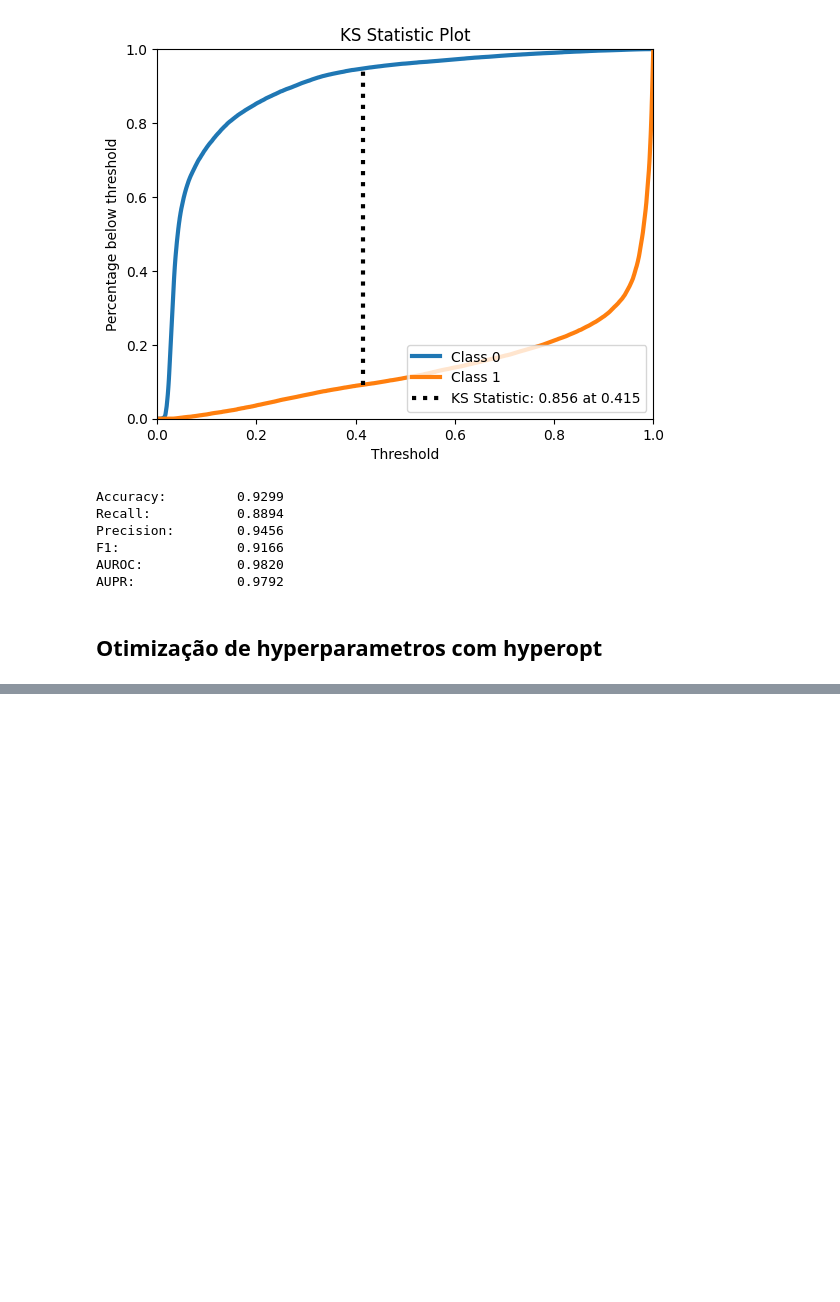
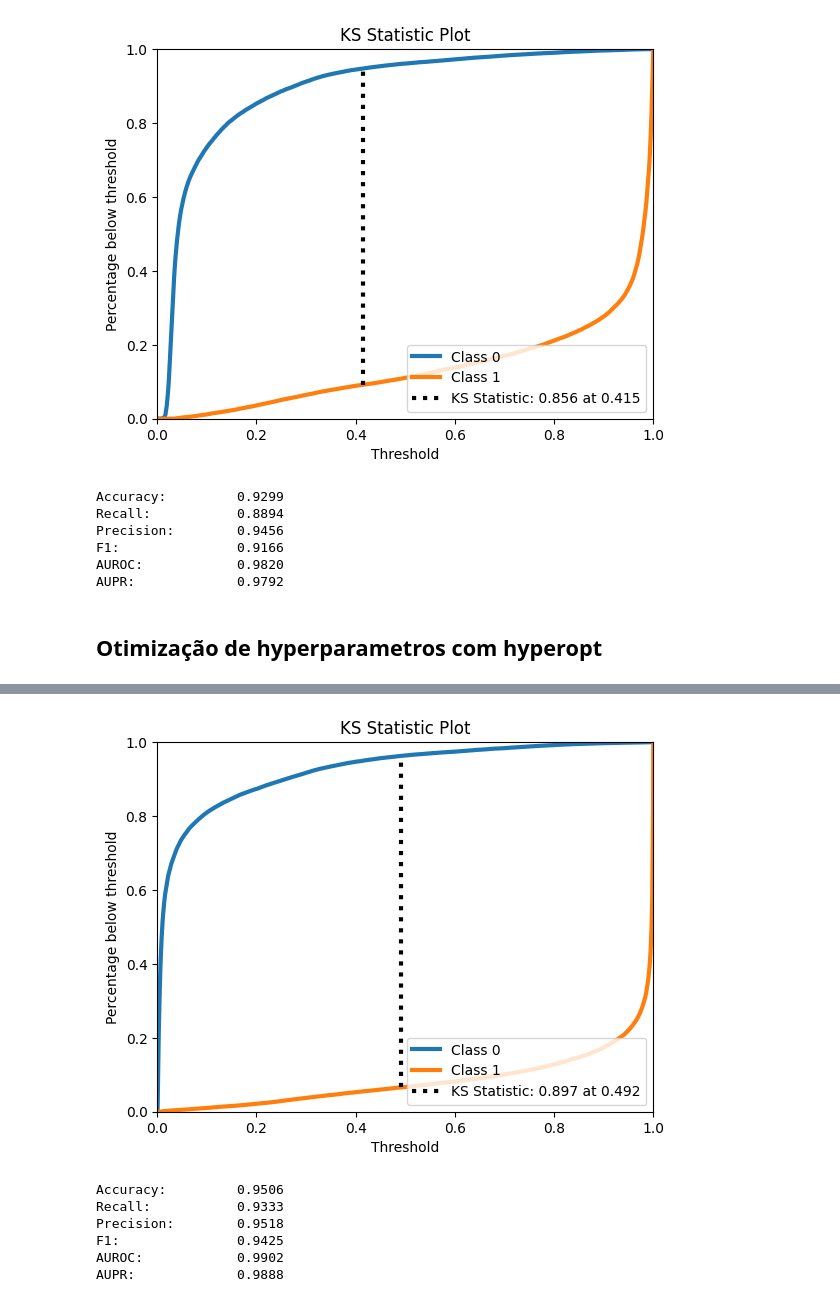
Before and after one commit to lucasacioly/Redes-Neurais, a Jupyter notebook: mlp.ipynb, the cells around one changed output, grey strips where cells are left out. Saved outputs shown, nothing was run; the diff lists cells and outputs as text; code cells hidden in the pictures; blank space fills up the shorter version.

```diff
--- a/mlp.ipynb
+++ b/mlp.ipynb
@@ -307,0 +641,10 @@ AUPR:             0.9792
+# %%
+## Resumo dos resultados
+losses = extract_final_losses(history)
+print()
+print("{metric:<18}{value:.4f}".format(metric="Train Loss:", value=losses['train_loss']))
+print("{metric:<18}{value:.4f}".format(metric="Validation Loss:", value=losses['val_loss']))
+print('\nPerformance no conjunto de teste:')
+accuracy, recall, precision, f1, auroc, aupr = compute_performance_metrics(y_test, y_pred_class, y_pred_scores)
+print_metrics_summary(accuracy, recall, precision, f1, auroc, aupr)
+# %% [output]
@@ -307,0 +655,7 @@ AUPR:             0.9792
+[figure, added]
+Accuracy:         0.9506
+Recall:           0.9333
+Precision:        0.9518
+F1:               0.9425
+AUROC:            0.9902
+AUPR:             0.9888
```
Also changed, not shown: parts of 16 cells of this notebook, 2 other files.
